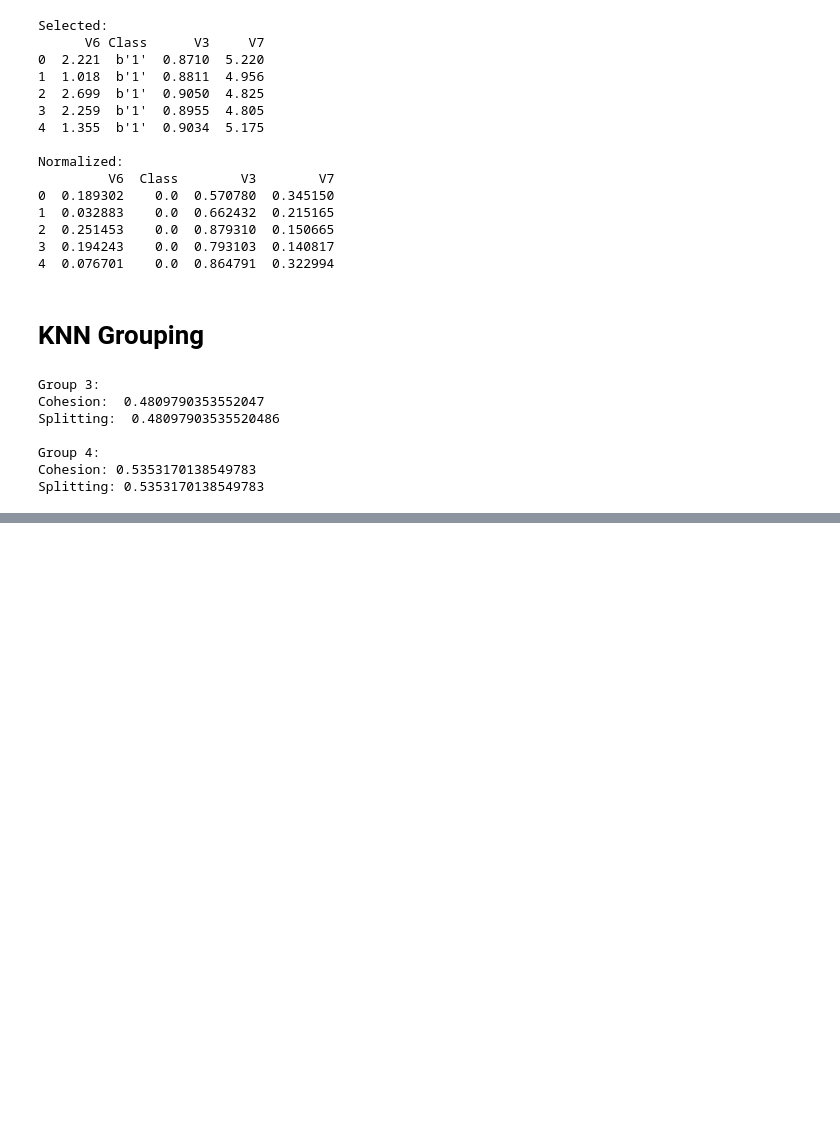
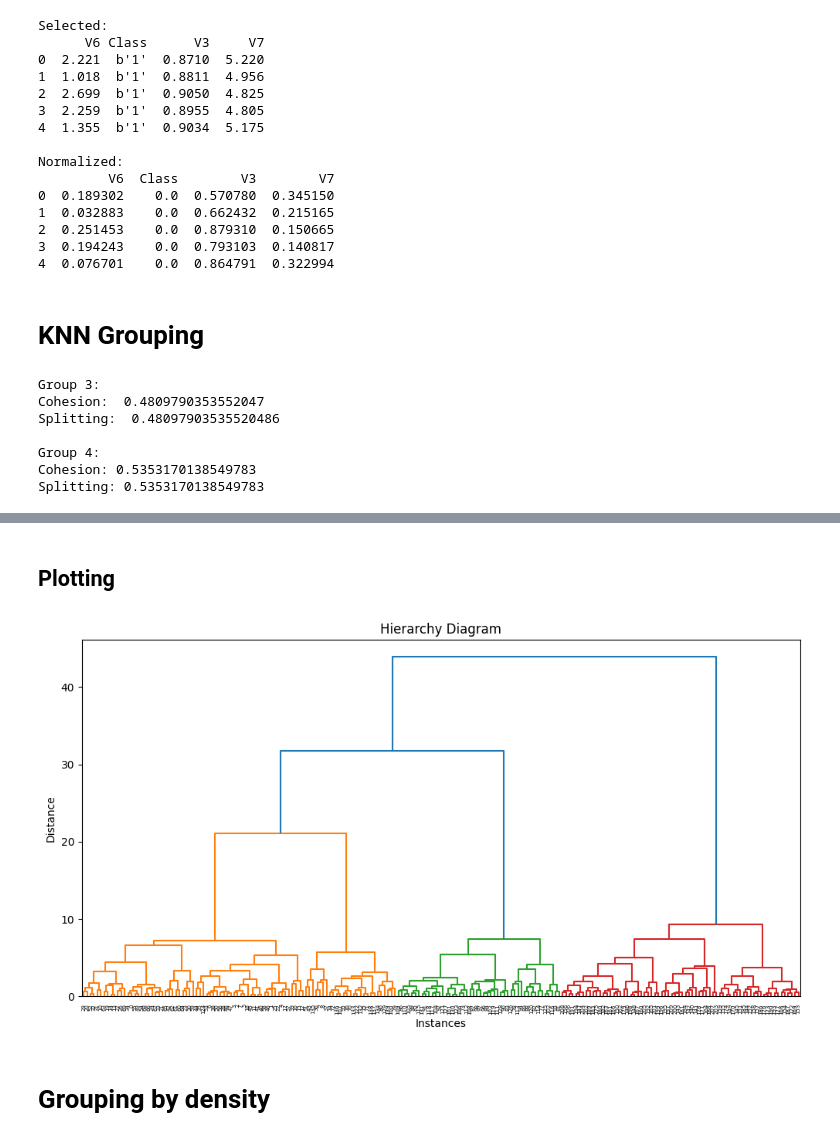
Before and after one commit to Merus23/Topic-2-Task-5, a Jupyter notebook: main.ipynb, the cells around one changed output, grey strips where cells are left out. Drawn from its saved outputs; the diff is of its cells as text; code cells hidden in the pictures; blank space fills up the shorter version.

Commit message:
feat: add the Grouping by density

```diff
--- a/main.ipynb
+++ b/main.ipynb
@@ -94,0 +97,7 @@ Splitting: 0.5353170138549783
+# %%
+scaler = StandardScaler()
+df_normalized = pd.DataFrame(scaler.fit_transform(data), columns=data.columns)
+model = AgglomerativeClustering(n_clusters=None, distance_threshold=0)
+model.fit(df_normalized)
+linkage_matrix = linkage(df_normalized, 'ward')
+linkage_matrix
@@ -94,0 +122,14 @@ Splitting: 0.5353170138549783
+# %% [markdown]
+## Plotting
+# %%
+
+plt.figure(figsize=(12, 6))
+dendrogram(linkage_matrix, orientation='top', labels=data.index, distance_sort='descending', show_leaf_counts=True)
+plt.title('Hierarchy Diagram')
+plt.xlabel('Instances')
+plt.ylabel('Distance')
+plt.show()
+# %% [output]
+[figure, added]
+# %% [markdown]
+# Grouping by density
```
Also changed, not shown: parts of 3 cells of this notebook.
